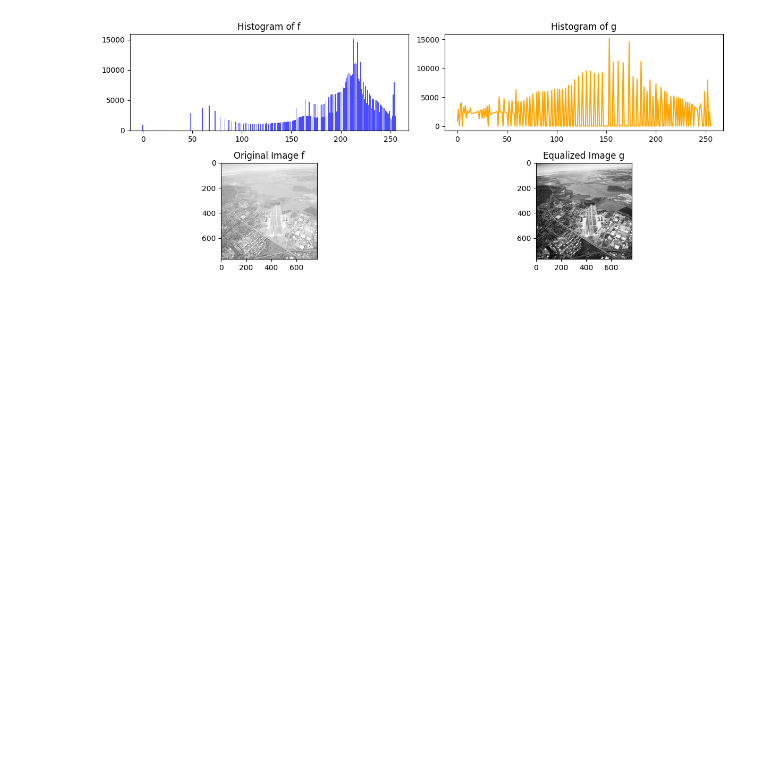
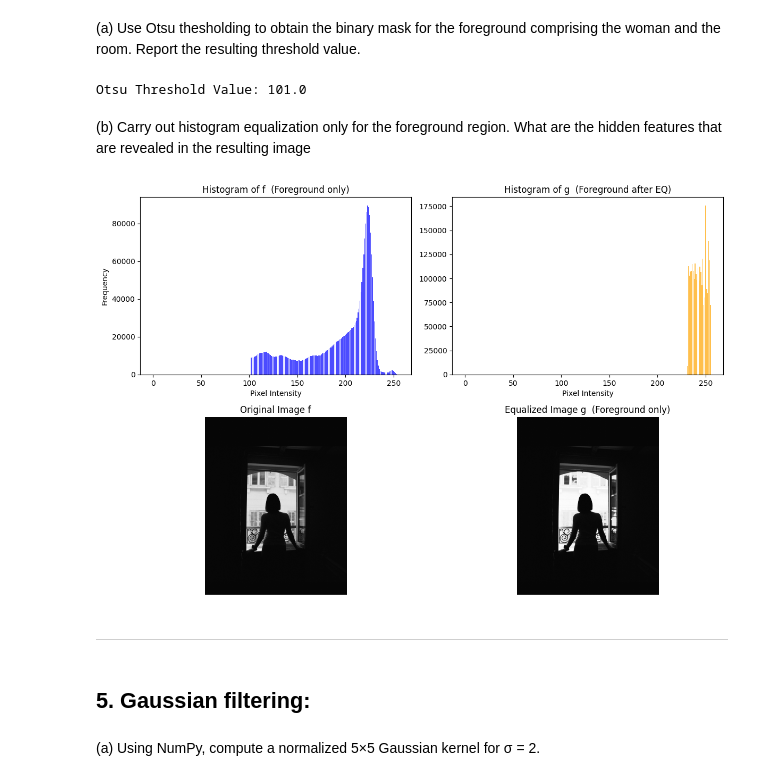
Before and after one commit to Arunodani/Intensity-Transformations-and-Neighborhood-Filtering, a Jupyter notebook: 258764G.ipynb, the cells around one changed output. Cells and saved outputs as stored; diff of their text form; code cells hidden in the pictures; blank space fills up the shorter version.

```diff
--- a/258764G.ipynb
+++ b/258764G.ipynb
@@ -6,5 +5,5 @@ import cv2 as cv
 import numpy as np
 import matplotlib.pyplot as plt
 # %%
-f = cv.imread(r'C:\Users\94775\Desktop\msc\Semester III\Computer Vision\258764G\runway.png', cv.IMREAD_GRAYSCALE)
+f = cv.imread(r'C:\Users\94775\Desktop\msc\Semester III\Computer Vision\258764G\woman_standing.jpg', cv.IMREAD_GRAYSCALE)
 assert f is not None, 'Image not found'
@@ -22,15 +10,43 @@ g = t[f]
+# %% [markdown]
+(a) Use Otsu thesholding to obtain the binary mask for the foreground comprising the woman and the room. Report the resulting threshold value.
+# %%
+thresh_val, binary_mask = cv.threshold(
+    f, 0, 255,
+    cv.THRESH_BINARY + cv.THRESH_OTSU
+)
+# %%
+print(f'Otsu Threshold Value: {thresh_val}')
+# %% [output]
+Otsu Threshold Value: 101.0
+# %% [markdown]
+(b) Carry out histogram equalization only for the foreground region. What are the hidden features that are revealed in the resulting image
 # %%
-hist_g = np.bincount(g.ravel(), minlength=256)
-fig, ax = plt.subplots(2,2, figsize=(12,5))
-ax[0,0].bar(range(256), hist, color='blue', alpha=0.7)
-ax[0,0].set_title('Histogram of f')
-ax[0,1].plot(range(256), hist_g, color='orange')
-ax[0,1].set_title('Histogram of g')
-ax[1,0].imshow(f, cmap='gray', vmin=0, vmax=255)
-ax[1,0].set_title('Original Image f')
-ax[1,1].imshow(g, cmap='gray', vmin=0, vmax=255)
-ax[1,1].set_title('Equalized Image g')
+hist_f = cv.calcHist([f], [0], binary_mask, [256], [0, 256]).flatten()
+g_eq = cv.equalizeHist(f)               # equalize whole image
+g = f.copy()
+g[binary_mask == 255] = g_eq[binary_mask == 255]
+hist_g = cv.calcHist([g], [0], binary_mask, [256], [0, 256]).flatten()
+fig, ax = plt.subplots(2, 2, figsize=(12, 8))
+ax[0, 0].bar(range(256), hist_f, color='blue', alpha=0.7)
+ax[0, 0].set_title('Histogram of f  (Foreground only)')
+ax[0, 0].set_xlabel('Pixel Intensity')
+ax[0, 0].set_ylabel('Frequency')
+ax[0, 1].bar(range(256), hist_g, color='orange', alpha=0.7)
+ax[0, 1].set_title('Histogram of g  (Foreground after EQ)')
+ax[0, 1].set_xlabel('Pixel Intensity')
+ax[1, 0].imshow(f, cmap='gray', vmin=0, vmax=255)
+ax[1, 0].set_title('Original Image f')
+ax[1, 0].axis('off')
+ax[1, 1].imshow(g, cmap='gray', vmin=0, vmax=255)
+ax[1, 1].set_title('Equalized Image g  (Foreground only)')
+ax[1, 1].axis('off')
 plt.tight_layout()
 plt.show()
 # %% [output]
-[figure, old version]
+[figure, new version]
+# %% [markdown]
+---
+# %% [markdown]
+## 5. Gaussian filtering:
+# %% [markdown]
+(a) Using NumPy, compute a normalized 5×5 Gaussian kernel for σ = 2.
```
Also changed, not shown: parts of 16 cells of this notebook.
